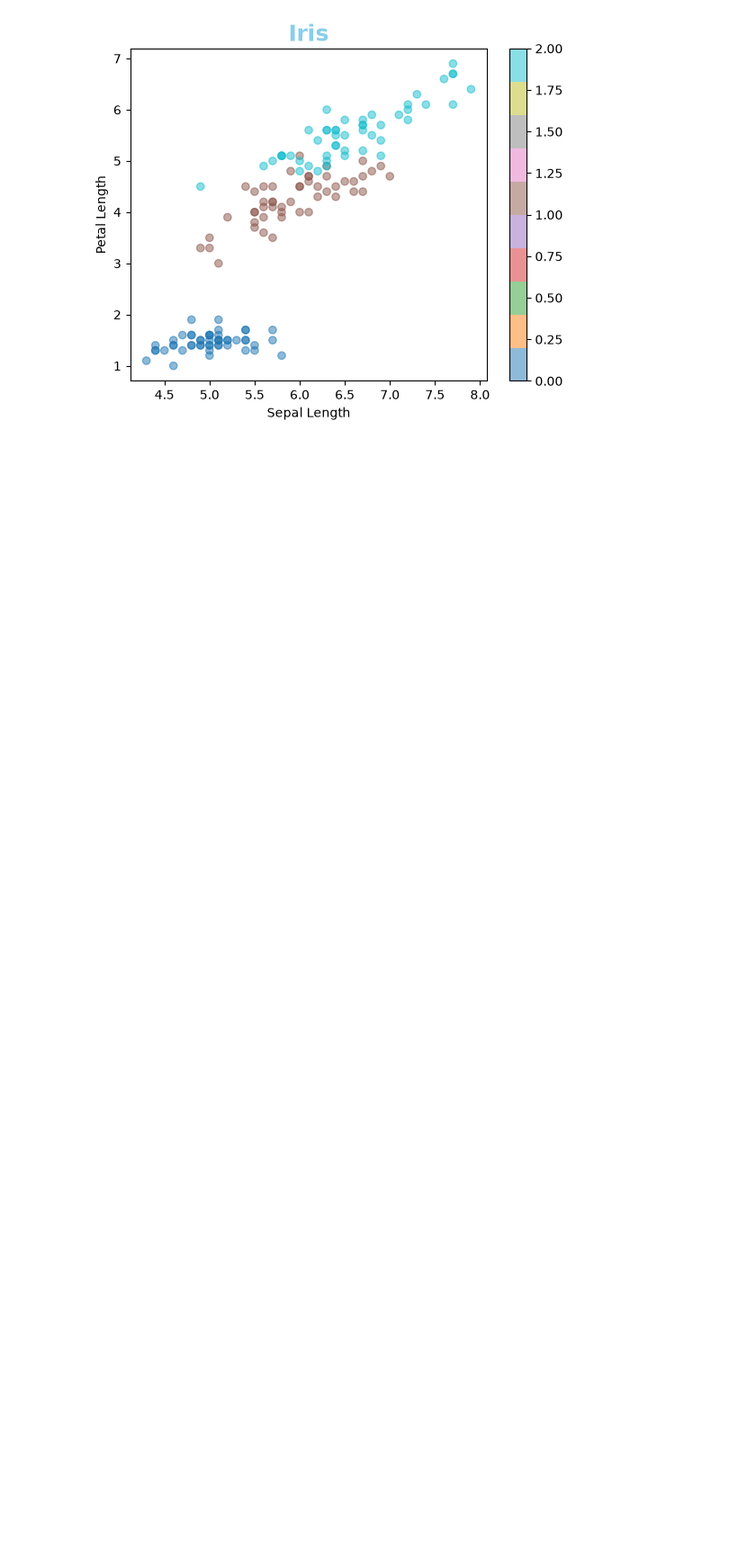
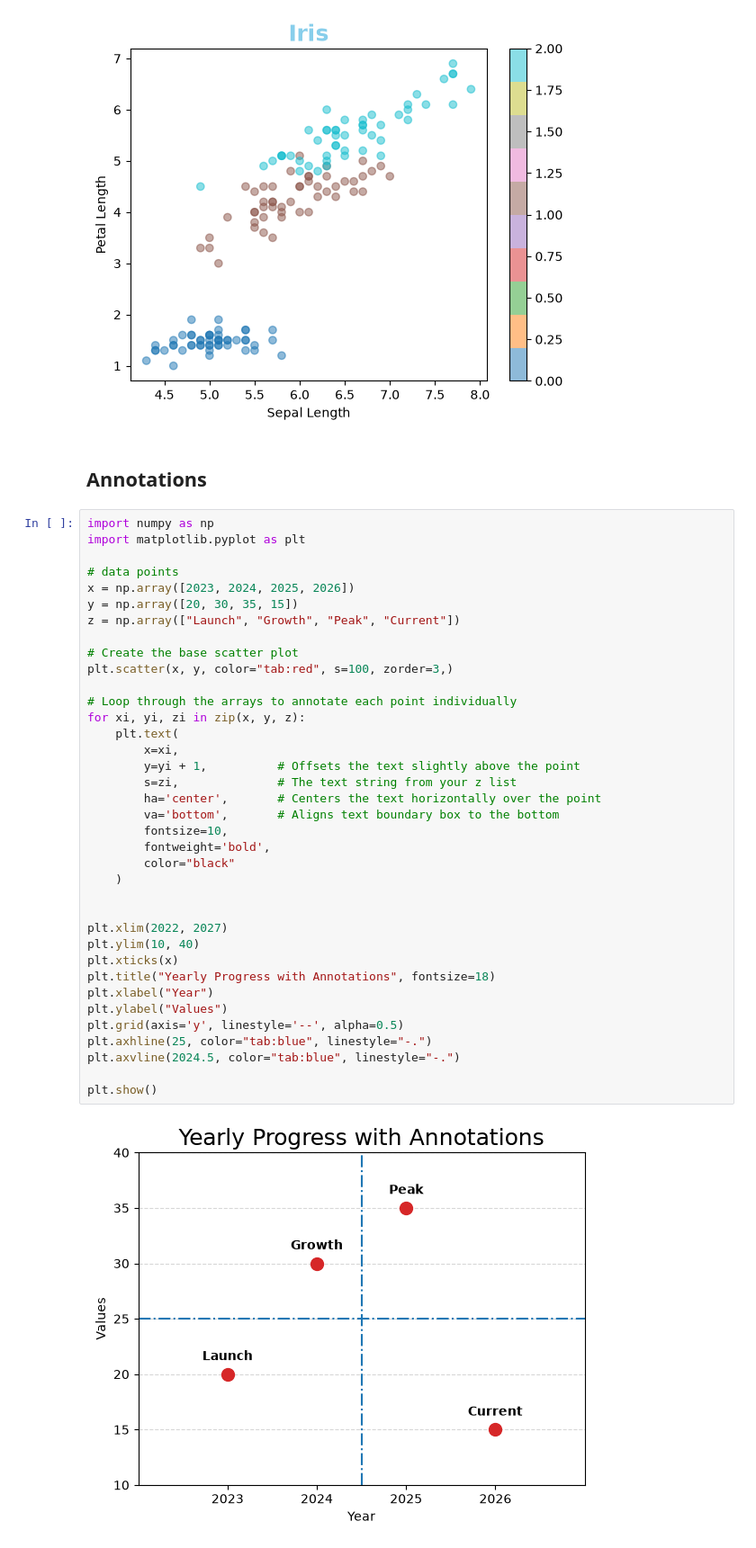
Before and after one commit to zaibgray/matplotlib, a Jupyter notebook: matplotlib.ipynb, the cells around one changed output. Shown at 90% size. Cells and saved outputs as stored; diff of their text form; blank space fills up the shorter version.

Commit message:
annotations

```diff
--- a/matplotlib.ipynb
+++ b/matplotlib.ipynb
@@ -451,3 +451,44 @@ plt.colorbar()
 plt.show()
 # %% [output]
 [figure]
+# %% [markdown]
+## Annotations
+# %%
+import numpy as np
+import matplotlib.pyplot as plt
+
+# data points
+x = np.array([2023, 2024, 2025, 2026])
+y = np.array([20, 30, 35, 15])
+z = np.array(["Launch", "Growth", "Peak", "Current"])
+
+# Create the base scatter plot
+plt.scatter(x, y, color="tab:red", s=100, zorder=3,)
+
+# Loop through the arrays to annotate each point individually
+for xi, yi, zi in zip(x, y, z):
+    plt.text(
+        x=xi,
+        y=yi + 1,          # Offsets the text slightly above the point
+        s=zi,              # The text string from your z list
+        ha='center',       # Centers the text horizontally over the point
+        va='bottom',       # Aligns text boundary box to the bottom
+        fontsize=10,
+        fontweight='bold',
+        color="black"
+    )
+
+
+plt.xlim(2022, 2027)
+plt.ylim(10, 40)
+plt.xticks(x)
+plt.title("Yearly Progress with Annotations", fontsize=18)
+plt.xlabel("Year")
+plt.ylabel("Values")
+plt.grid(axis='y', linestyle='--', alpha=0.5)
+plt.axhline(25, color="tab:blue", linestyle="-.")
+plt.axvline(2024.5, color="tab:blue", linestyle="-.")
+
+plt.show()
+# %% [output]
+[figure, added]
```
